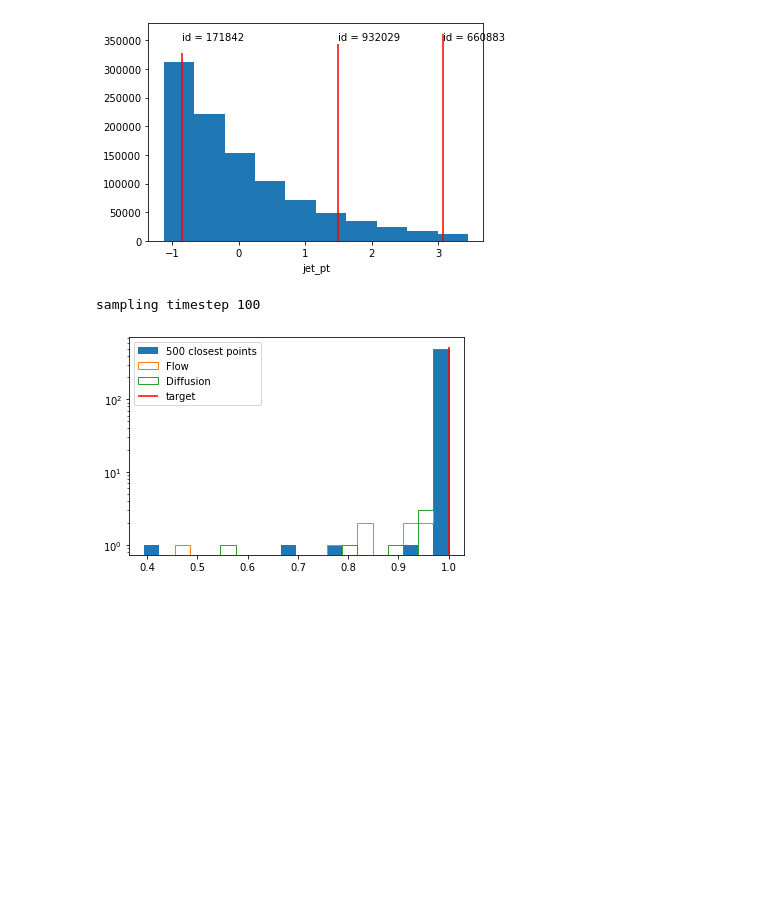
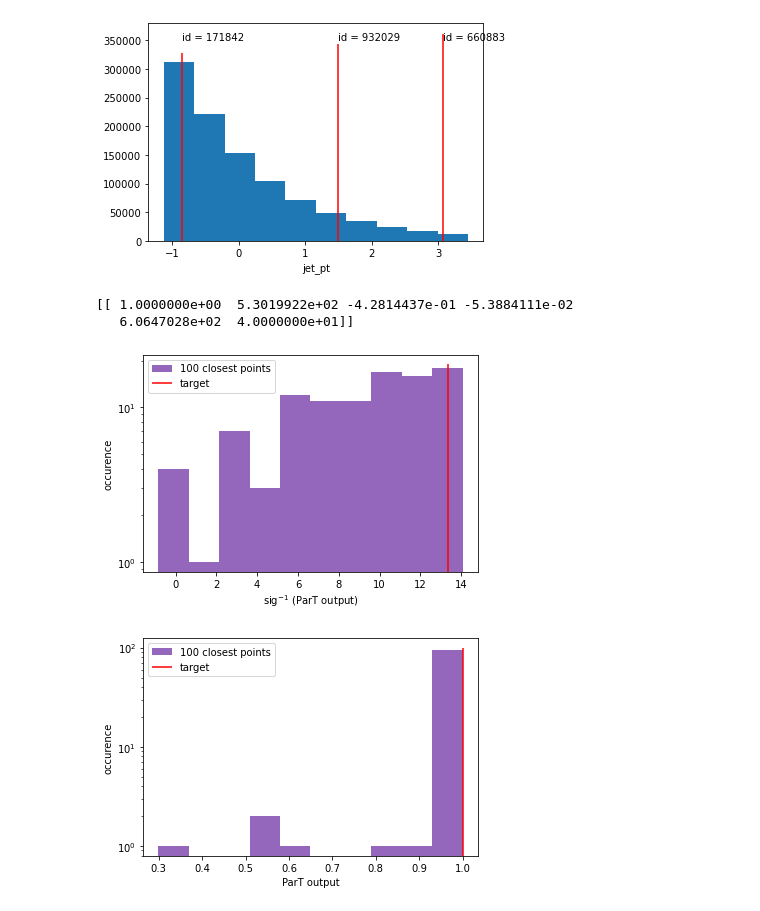
Before and after one commit to sbieringer/ClassificationSurrogates, a Jupyter notebook: output_dists.ipynb, the cells around one changed output. Cells and saved outputs as stored; diff of their text form; code cells hidden in the pictures; blank space fills up the shorter version.

```diff
--- a/output_dists.ipynb
+++ b/output_dists.ipynb
@@ -186,58 +186,96 @@ for i in [200003, -100005, -10000]:
 1.0
 [figure]
 # %%
-n_plot = 500
-n_stat_alea = 500
+n_plot = 100
+#n_stat_alea = 500
 
+color = 'C4'
 
-for i in [5, 801, -100]:
-    dataset_train = JetDataset("./jet_data", 'train')
+dont_use = ['jet_sdmass',
+            'jet_tau1',	'jet_tau2',	'jet_tau3',	'jet_tau4',
+            'aux_genpart_eta', 'aux_genpart_phi', 'aux_genpart_pid', 'aux_genpart_pt', 'aux_truth_match']
+
+for k in [200003, -100005, -10000]:
+    dataset_train = JetDataset("./jet_data", 'train', del_context=dont_use)
     conditions_train = np.array(dataset_train.features)
 
-    dataset_val = JetDataset("./jet_data", 'val')
+    dataset_val = JetDataset("./jet_data", 'val', del_context=dont_use)
     conditions = np.array(dataset_val.features)
+    sort_tmp = np.argsort(dataset_val.features[:,1])
+    i = sort_tmp[k]
+
+    print(conditions[i]*dataset_val.std_norm + dataset_val.means_norm)
 
     dist_tmp = np.sqrt(np.sum(((conditions_train-conditions[i])**2), axis=1))
     sort = np.argsort(dist_tmp)
     x_data = torch.Tensor(dataset_train.target[sort[:n_plot]]*20)
-    _,b,_ = plt.hist(torch.sigmoid(x_data).numpy(), bins = 20, label = f'{n_plot} closest points')
-    del dataset_train, conditions_train
+    _,b,_ = plt.hist(x_data.numpy(), label = f'{n_plot} closest points', color= color)
 
-    dataset_val = JetDataset("./jet_data",'val')
-    conditions = torch.Tensor(dataset_val.features).to(device)
+    #dataset_val = JetDataset("./jet_data",'val')
+    #conditions = torch.Tensor(dataset_val.features).to(device)
     #bins = np.linspace(-20,20,40)
 
-    x_gen_flow, _ = flow.sample(1*n_stat_alea, context=conditions[i:i+1].repeat_interleave(n_stat_alea, dim=0))
-    x_gen_flow = torch.sigmoid(20*x_gen_flow)
-    _,b,_ = plt.hist(x_gen_flow.detach().cpu().numpy(), bins = b, histtype = 'step', label = 'Flow')
-    del x_gen_flow
+    # x_gen_flow, _ = flow.sample(1*n_stat_alea, context=conditions[i:i+1].repeat_interleave(n_stat_alea, dim=0))
+    # x_gen_flow = torch.sigmoid(20*x_gen_flow)
+    # _,b,_ = plt.hist(x_gen_flow.detach().cpu().numpy(), bins = b, histtype = 'step', label = 'Flow')
+    # del x_gen_flow
 
-    x_gen_diff, _ = ddpm.sample(conditions[i:i+1].repeat_interleave(n_stat_alea, dim=0), device = device)
-    x_gen_diff = torch.sigmoid(20*x_gen_diff)
-    plt.hist(x_gen_diff.detach().cpu().numpy(), bins = b, histtype = 'step', label = 'Diffusion')
-    del x_gen_diff
+    # x_gen_diff, _ = ddpm.sample(conditions[i:i+1].repeat_interleave(n_stat_alea, dim=0), device = device)
+    # x_gen_diff = torch.sigmoid(20*x_gen_diff)
+    # plt.hist(x_gen_diff.detach().cpu().numpy(), bins = b, histtype = 'step', label = 'Diffusion')
+    # del x_gen_diff
 
     # dataset_val = JetDataset("./jet_data",'val', del_context=del_context_1)
     # conditions = torch.Tensor(dataset_val.features).to(device)
     # x_gen_flow, _ = flow_1.sample(1*n_stat_alea, context=conditions[i:i+1].repeat_interleave(n_stat_alea, dim=0))
     # x_gen_flow *= 20
     # _,b,_ = plt.hist(x_gen_flow.detach().cpu().numpy(), bins = b, histtype = 'step', label = 'Flow w/o truth')
     # del x_gen_flow
 
     # dataset_val = JetDataset("./jet_data",'val', del_context=del_context_2)
     # conditions = torch.Tensor(dataset_val.features).to(device)
     # x_gen_flow, _ = flow_2.sample(1*n_stat_alea, context=conditions[i:i+1].repeat_interleave(n_stat_alea, dim=0))
     # x_gen_flow *= 20
     # _,b,_ = plt.hist(x_gen_flow.detach().cpu().numpy(), bins = b, histtype = 'step', label = 'Flow only jet')
     # del x_gen_flow
 
     x_target = torch.Tensor(dataset_val.target[i:i+1]*20)
-    plt.vlines(torch.sigmoid(x_target).numpy(), *plt.ylim(), color = 'red', label='target')
-    del dataset_val
+    plt.vlines(x_target.numpy(), *plt.ylim(), color = 'red', label='target')
     plt.yscale('log')
+    plt.xlabel(r'$\mathrm{sig}^{-1}$ (ParT output)')
+    plt.ylabel('occurence')
     plt.legend()
     plt.savefig(f'./out_{i}.pdf')
     plt.show()
+
+    _,b,_ = plt.hist(torch.sigmoid(x_data).numpy(), label = f'{n_plot} closest points', color= color)
+    plt.vlines(torch.sigmoid(x_target).numpy(), *plt.ylim(), color = 'red', label='target')
+    plt.yscale('log')
+    plt.xlabel(r'ParT output')
+    plt.ylabel('occurence')
+    plt.legend()
+    plt.savefig(f'./out_{i}_sigmoid.pdf')
+    plt.show()
+
+    titles = [r'$p_T$', r'$\eta$', r'$\phi$', r'$E_\mathrm{jet}$', r'$n_\mathrm{jet}$', ]
+    fig, ax = plt.subplots(1, conditions.shape[1]-1, figsize = (15,3))
+    for j, a in enumerate(ax):
+        _,b,_ = ax[j].hist(conditions_train[:,j+1]*dataset_train.std_norm[:,j+1] + dataset_train.means_norm[:,j+1],
+                    histtype = 'step', density = True, bins = 40, label='train set')
+        #ax[j].hist(conditions_train[sort[:n_plot],j+1]*dataset_train.std_norm[:,j+1] + dataset_train.means_norm[:,j+1],
+        #            color = color, density = True, bins = b, label = f'{n_plot} closest points')
+        ax[j].vlines(conditions[i,j+1]*dataset_val.std_norm[:,j+1] + dataset_val.means_norm[:,j+1],
+                      *ax[j].get_ylim(), color = 'red', label='target')
+        ax[j].set_xlabel(titles[j])
+        ax[j].set_ylim(ax[j].get_ylim()[0], ax[j].get_ylim()[1]*0.95)
+
+    ax[0].legend()
+    ax[0].set_ylabel('relative occurence')
+    plt.tight_layout()
+    plt.savefig(f'./out_{i}_neighbors.pdf')
+    plt.show()
 # %% [output]
-sampling timestep 100
+[[ 1.0000000e+00  5.3019922e+02 -4.2814437e-01 -5.3884111e-02
+   6.0647028e+02  4.0000000e+01]]
-[figure, old version]
+[figure, new version]
+[figure, new version]
```
Also changed, not shown: parts of 3 cells of this notebook, 20 other files.
